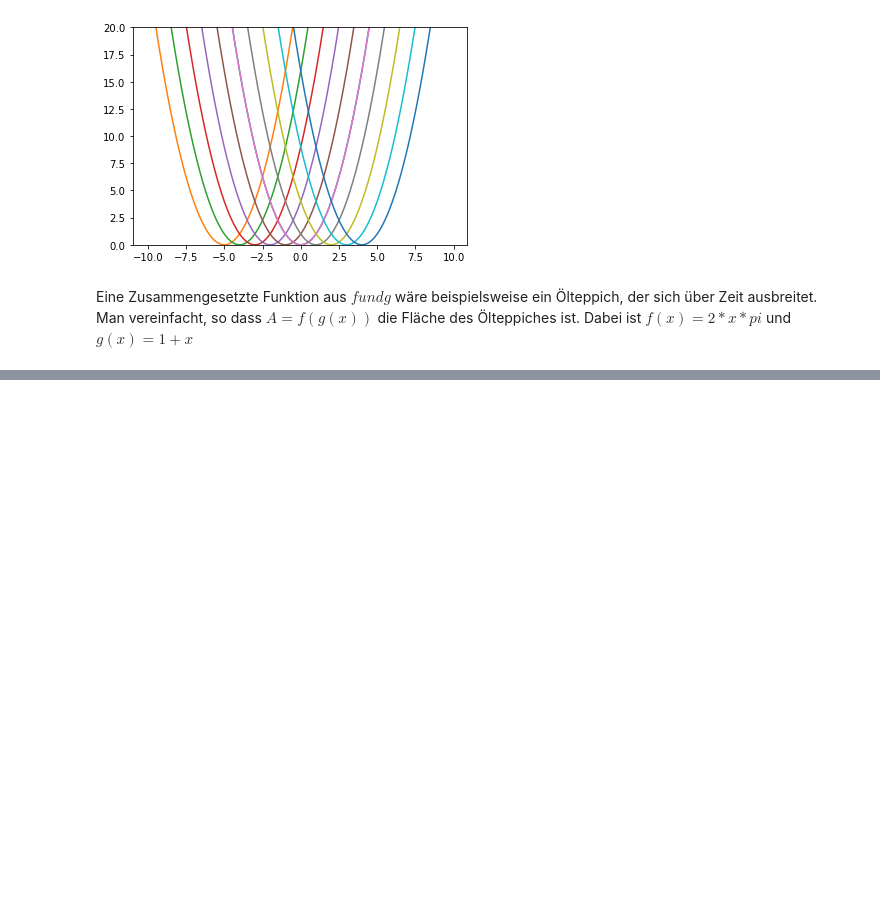
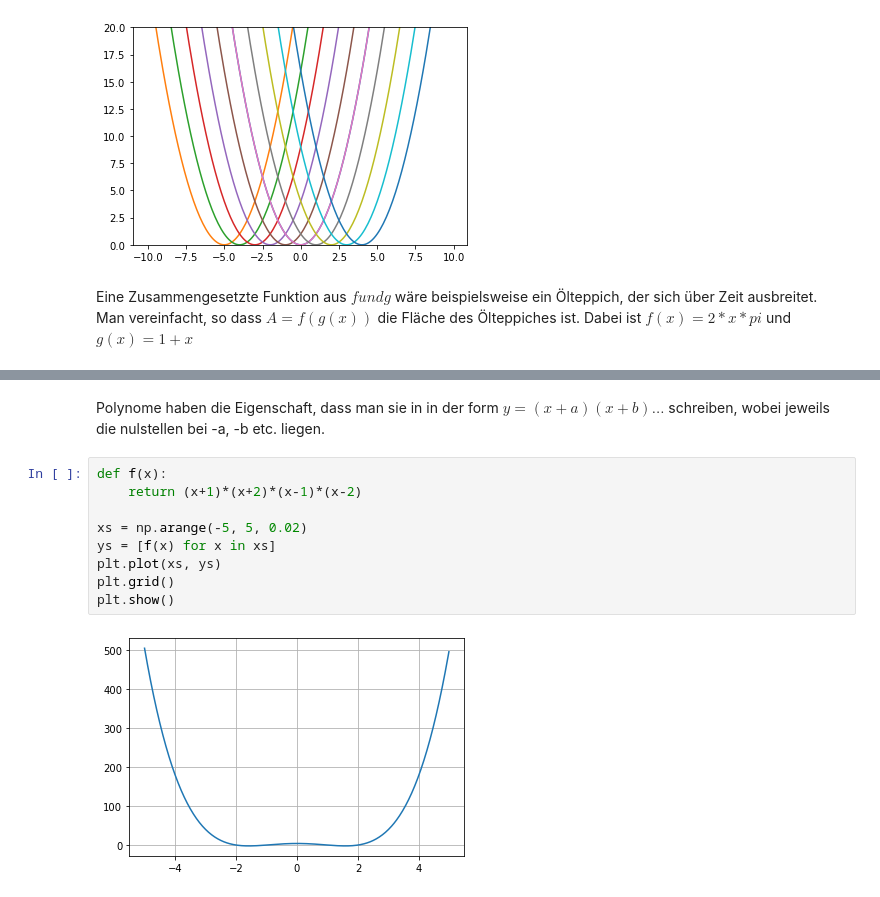
Before and after one commit to PLEXATIC/Pruefungsvorbereitung, a Jupyter notebook: Analysis.ipynb, the cells around one changed output, grey strips where cells are left out. Cells and saved outputs as stored; diff of their text form; blank space fills up the shorter version.

```diff
--- a/Analysis.ipynb
+++ b/Analysis.ipynb
@@ -80,0 +81,13 @@ plt.show()
+# %% [markdown]
+Polynome haben die Eigenschaft, dass man sie in in der form $y = (x+a)(x+b)...$ schreiben, wobei jeweils die nulstellen bei -a, -b etc. liegen.
+# %%
+def f(x):
+    return (x+1)*(x+2)*(x-1)*(x-2)
+
+xs = np.arange(-5, 5, 0.02)
+ys = [f(x) for x in xs]
+plt.plot(xs, ys)
+plt.grid()
+plt.show()
+# %% [output]
+[figure, added]
```
Also changed, not shown: parts of 1 cell of this notebook.
